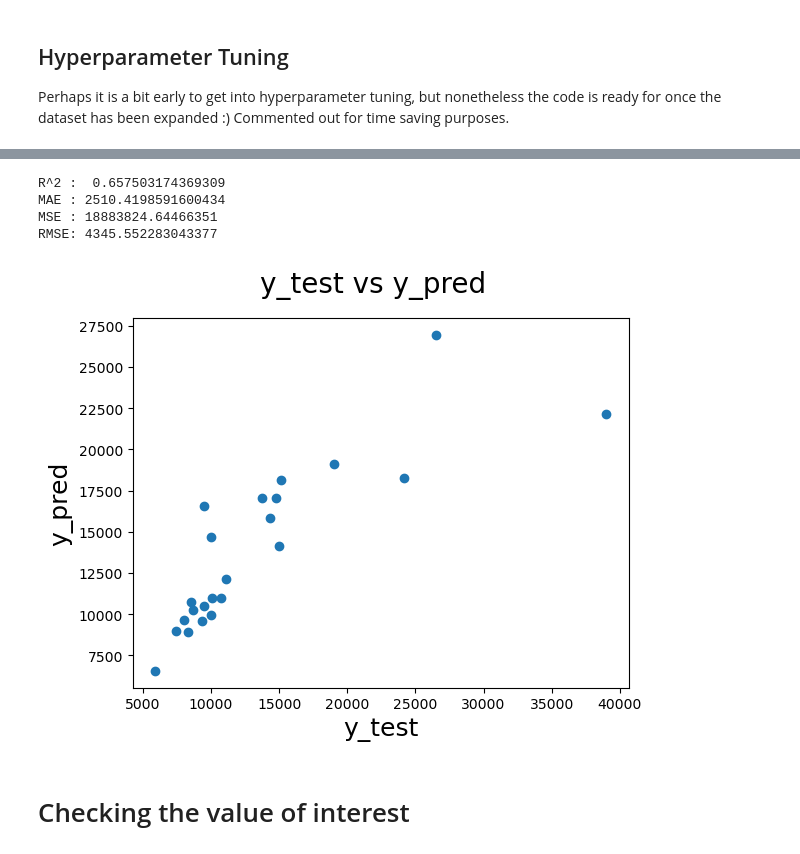
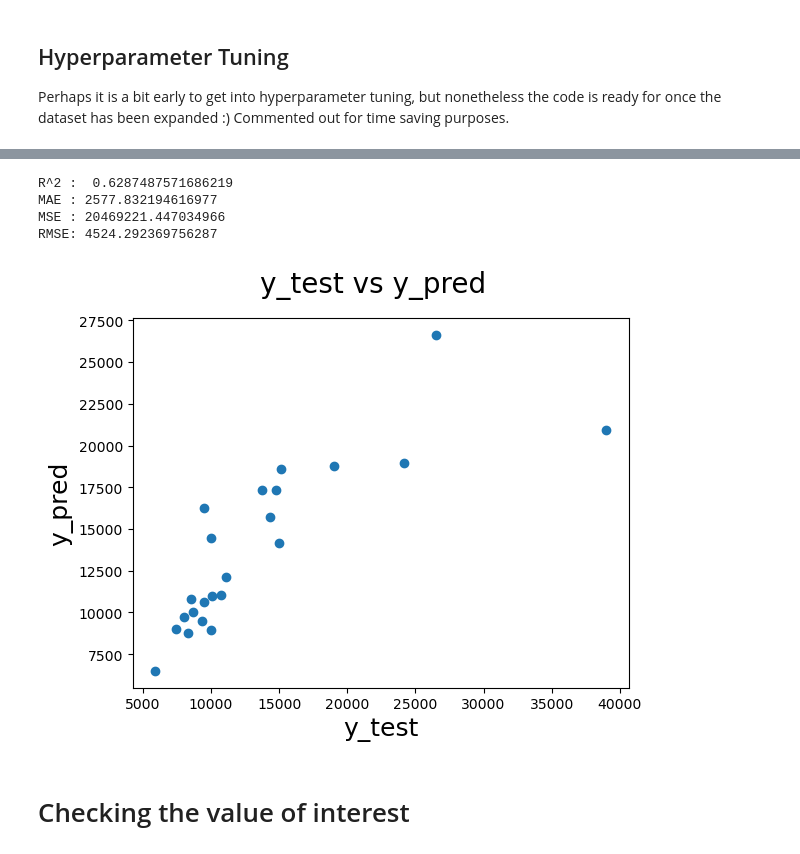
Before and after one commit to blue-quark/trailer_price_regression, a Jupyter notebook: trailer-price-regression.ipynb, the cells around one changed output, grey strips where cells are left out. Cells and saved outputs as stored; diff of their text form; code cells hidden in the pictures.

```diff
--- a/trailer-price-regression.ipynb
+++ b/trailer-price-regression.ipynb
@@ -636,7 +636,7 @@ This section is in progress while more feature data is collected.
 data3=data.drop(data.index[90:])
 # %%
 #removing features which preformed worst in numerous tests
-X = data3.drop(['price', 'Rear Door Window'],axis=1)
+X = data3.drop(['price', 'Wall Material', 'Rear Door', 'Rear Door Window'],axis=1)
 y=data3['price']
 # %%
 X_train,X_test,y_train,y_test = train_test_split(X,y,test_size=0.25,random_state=1)
@@ -787,13 +786,13 @@ CV_rfc.best_params_
 # %%
 #run a final model using the optimal parameters
-final_model = RandomForestRegressor(criterion= 'squared_error', n_estimators=1000, max_features='sqrt', max_depth=10, min_samples_leaf=1, random_state=0)
+final_model = RandomForestRegressor(criterion= 'squared_error', n_estimators=1000, max_features='sqrt', max_depth=15, min_samples_leaf=1, random_state=0)
 run_experiment(final_model)
 # %% [output]
-R^2 :  0.657503174369309
-MAE : 2510.4198591600434
-MSE : 18883824.64466351
-RMSE: 4345.552283043377
+R^2 :  0.6287487571686219
+MAE : 2577.832194616977
+MSE : 20469221.447034966
+RMSE: 4524.292369756287
-[figure, old version]
+[figure, new version]
 # %% [markdown]
 # Checking the value of interest
 # %%
```
Also changed, not shown: parts of 34 cells of this notebook.
